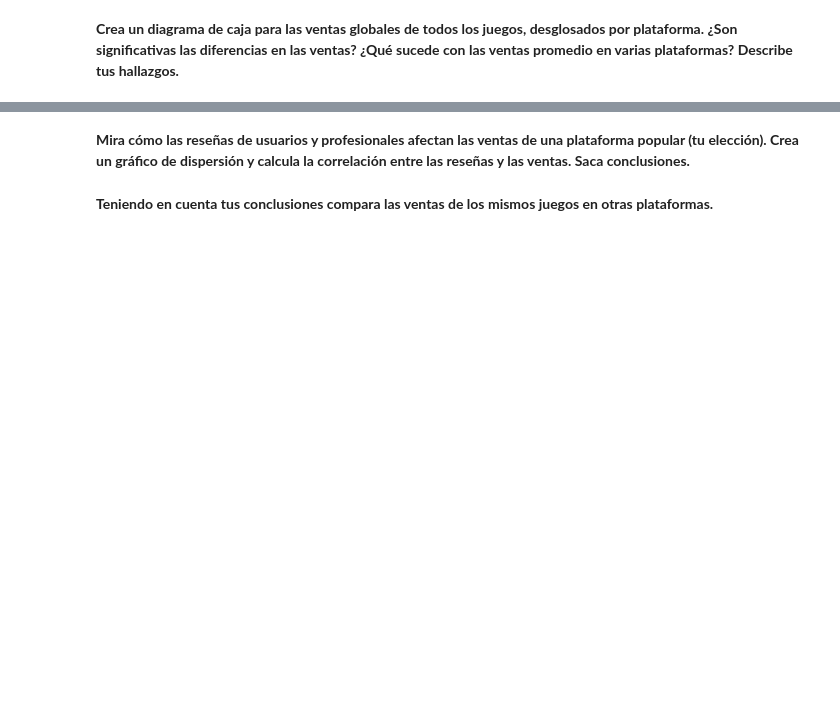
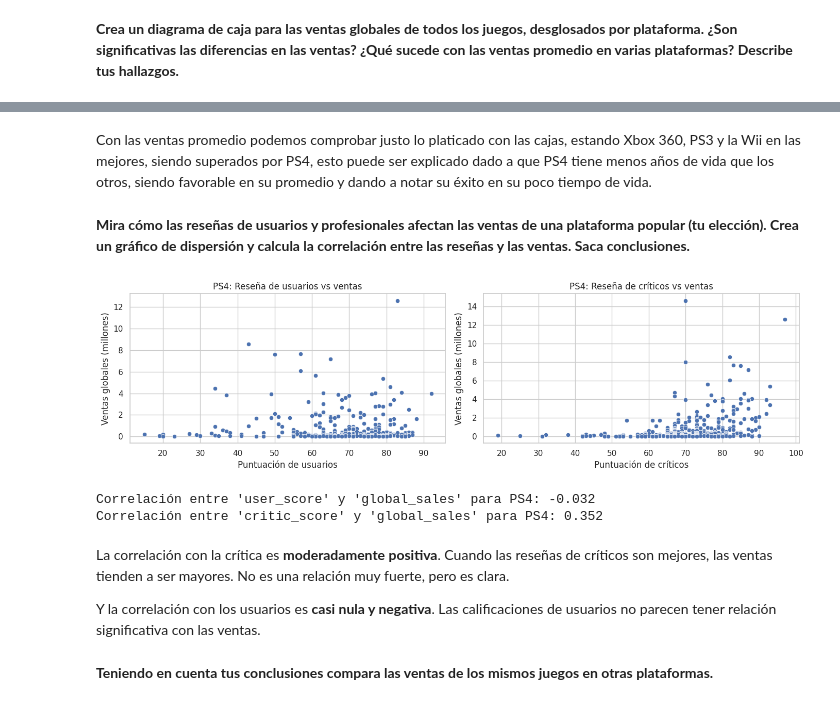
Before and after one commit to RulasBoy/TripleTen-Bootcamp, a Jupyter notebook: Sprint 6/notebook.ipynb, the cells around one changed output, grey strips where cells are left out. Cells and saved outputs as stored; diff of their text form; code cells hidden in the pictures; blank space fills up the shorter version.

```diff
--- a/Sprint 6/notebook.ipynb
+++ b/Sprint 6/notebook.ipynb
@@ -330,4 +452,47 @@ Con respecto a cuánto tiempo se mantienen, podemos ver cómo los juegos de ante
+# %% [markdown]
+Con las ventas promedio podemos comprobar justo lo platicado con las cajas, estando Xbox 360, PS3 y la Wii en las mejores, siendo superados por PS4, esto puede ser explicado dado a que PS4 tiene menos años de vida que los otros, siendo favorable en su promedio y dando a notar su éxito en su poco tiempo de vida.
 # %% [markdown]
 **Mira cómo las reseñas de usuarios y profesionales afectan las ventas de una plataforma popular (tu elección). Crea un gráfico de dispersión y calcula la correlación entre las reseñas y las ventas. Saca conclusiones.**
+# %%
+# Filtrar solo los juegos de PS4
+ps4_data = df_games[df_games['platform'] == 'PS4']
+
+# Convertir user_score a numérico
+ps4_data.loc[:, 'user_score'] = pd.to_numeric(ps4_data['user_score'], errors='coerce')
+
+# Gráfico de dispersión
+plt.figure(figsize=(14, 4))
+
+# Reseñas de usuarios vs ventas
+plt.subplot(1, 2, 1)
+sns.scatterplot(data=ps4_data, x='user_score', y='global_sales')
+plt.title('PS4: Reseña de usuarios vs ventas')
+plt.xlabel('Puntuación de usuarios')
+plt.ylabel('Ventas globales (millones)')
+
+# Reseñas de críticos vs ventas
+plt.subplot(1, 2, 2)
+sns.scatterplot(data=ps4_data, x='critic_score', y='global_sales')
+plt.title('PS4: Reseña de críticos vs ventas')
+plt.xlabel('Puntuación de críticos')
+plt.ylabel('Ventas globales (millones)')
+
+plt.tight_layout()
+plt.show()
+
+# Calcular correlaciones
+cor_user = ps4_data['user_score'].corr(ps4_data['global_sales'])
+cor_critic = ps4_data['critic_score'].corr(ps4_data['global_sales'])
+
+print(f"Correlación entre 'user_score' y 'global_sales' para PS4: {cor_user:.3f}")
+print(f"Correlación entre 'critic_score' y 'global_sales' para PS4: {cor_critic:.3f}")
+# %% [output]
+[figure, added]
+Correlación entre 'user_score' y 'global_sales' para PS4: -0.032
+Correlación entre 'critic_score' y 'global_sales' para PS4: 0.352
+# %% [markdown]
+La correlación con la crítica es **moderadamente positiva**. Cuando las reseñas de críticos son mejores, las ventas tienden a ser mayores. No es una relación muy fuerte, pero es clara.
+
+Y la correlación con los usuarios es **casi nula y negativa**. Las calificaciones de usuarios no parecen tener relación significativa con las ventas.
 # %% [markdown]
 **Teniendo en cuenta tus conclusiones compara las ventas de los mismos juegos en otras plataformas.**
```
Also changed, not shown: parts of 19 cells of this notebook.
